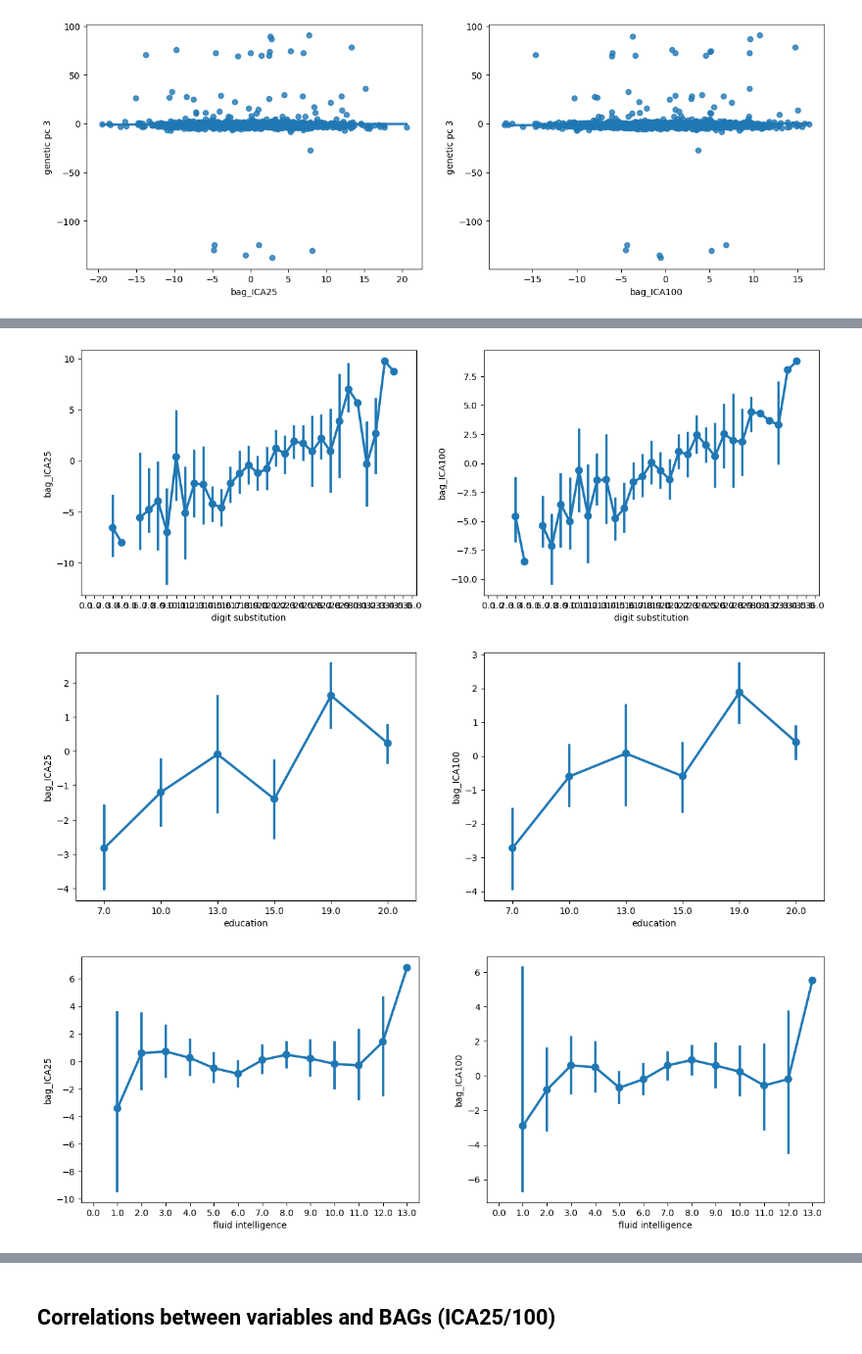
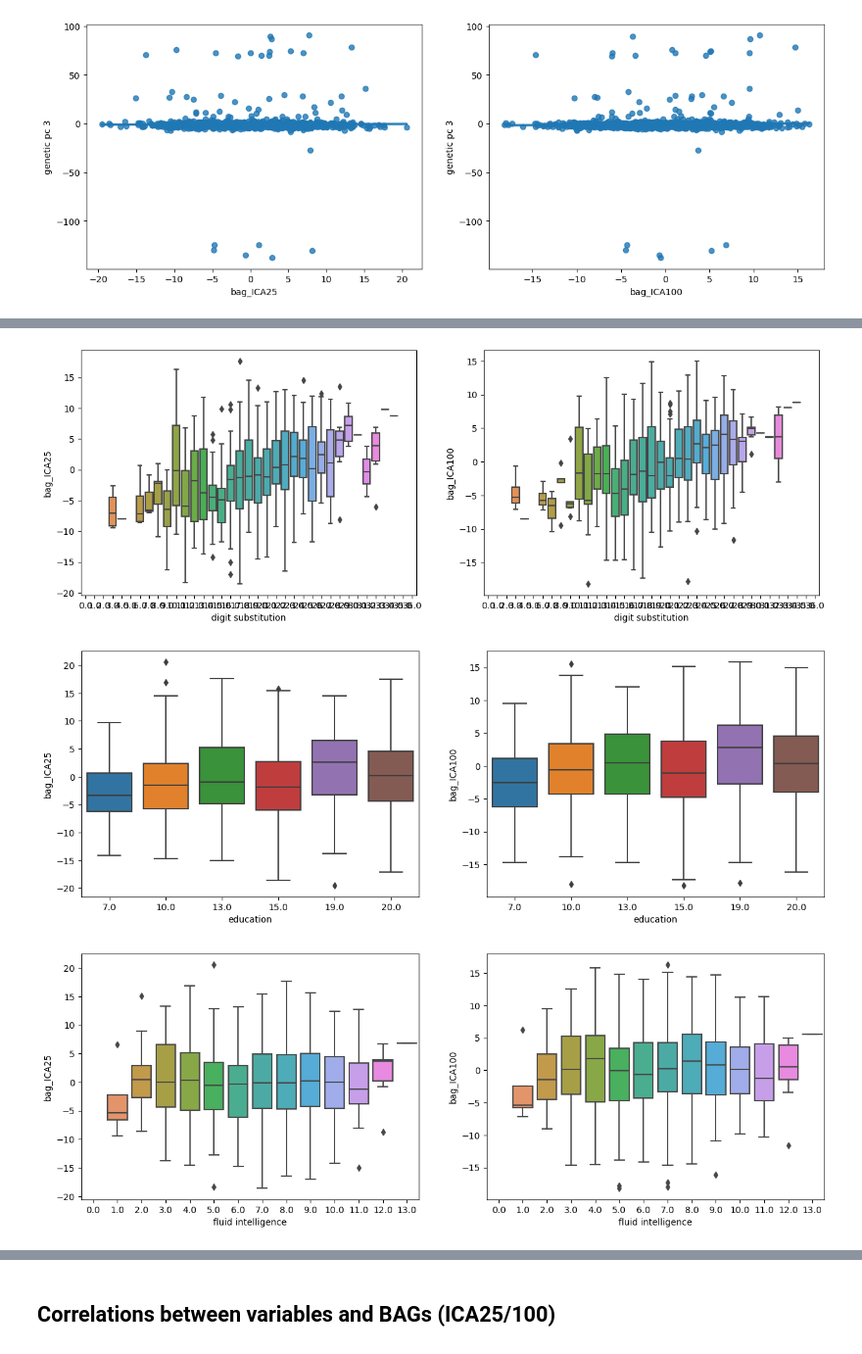
Before and after one commit to laura-riedel/IM, a Jupyter notebook: src/FinalModels/final_models_IM.ipynb, the cells around one changed output, grey strips where cells are left out. Shown at 98% size. Drawn from its saved outputs; the diff is of its cells as text; code cells hidden in the pictures.

Commit message:
Add boxplots

```diff
--- a/src/FinalModels/final_models_IM.ipynb
+++ b/src/FinalModels/final_models_IM.ipynb
@@ -305,3 +305,13 @@ for column in data_overview.columns[4:18]:
 [figure]
 [figure]
 [figure]
+# %%
+import warnings
+with warnings.catch_warnings():
+    warnings.simplefilter("ignore", category=RuntimeWarning)
+
+    for column in data_overview.columns[5:15]:
+        fig, axes = plt.subplots(1,2,figsize=(15, 5))
+        sns.pointplot(data=data_overview, y='bag_ICA25', x=column, ax=axes[0])
+        sns.pointplot(data=data_overview, y='bag_ICA100', x=column, ax=axes[1])
+        fig.show()
@@ -308,14 +329,13 @@ for column in data_overview.columns[4:18]:
 # %%
-import warnings
 with warnings.catch_warnings():
     warnings.simplefilter("ignore", category=RuntimeWarning)
 
     for column in data_overview.columns[5:15]:
         fig, axes = plt.subplots(1,2,figsize=(15, 5))
-        sns.pointplot(data=data_overview, y='bag_ICA25', x=column, ax=axes[0])
-        sns.pointplot(data=data_overview, y='bag_ICA100', x=column, ax=axes[1])
+        sns.boxplot(data=data_overview, y='bag_ICA25', x=column, ax=axes[0])
+        sns.boxplot(data=data_overview, y='bag_ICA100', x=column, ax=axes[1])
         fig.show()
 # %% [output]
-[figure, old version]
+[figure, new version]
-[figure, old version]
+[figure, new version]
-[figure, old version]
+[figure, new version]
```
Also changed, not shown: parts of 2 cells of this notebook.
